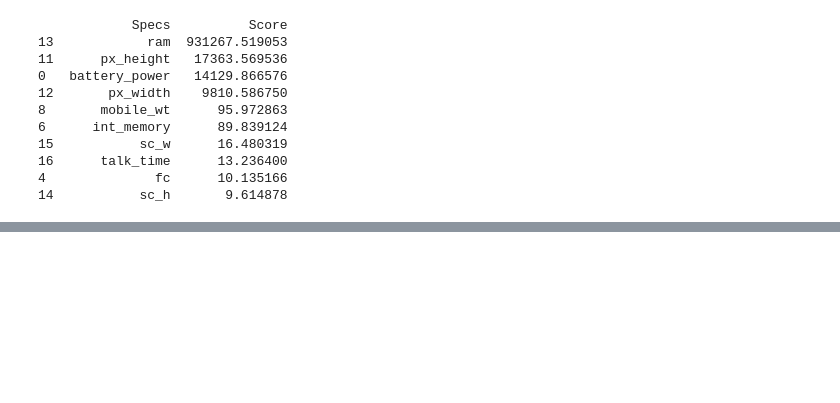
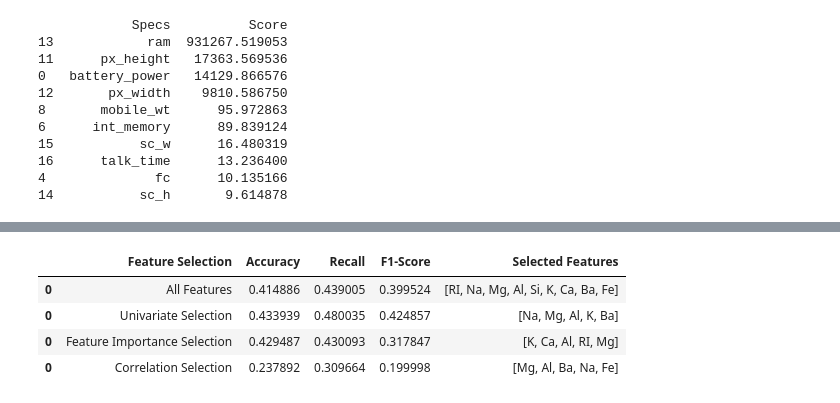
Before and after one commit to yukiroow/data-mining-acts, a Jupyter notebook: mid_act1.ipynb, the cells around one changed output, grey strips where cells are left out. Saved outputs shown, nothing was run; the diff lists cells and outputs as text; code cells hidden in the pictures; blank space fills up the shorter version.

```diff
--- a/mid_act1.ipynb
+++ b/mid_act1.ipynb
@@ -74,0 +130,5 @@ g=sns.heatmap(data[top_corr_features].corr(),annot=True,cmap="RdYlGn")
+# %%
+# Drop idno column
+glass_processed = glass.drop(columns=['idno'])
+
+feature_names = glass_processed.drop(labels=['type'], axis=1).columns.tolist()
@@ -74,0 +208,36 @@ g=sns.heatmap(data[top_corr_features].corr(),annot=True,cmap="RdYlGn")
+# %%
+# Feature Importance Model
+class ImportanceSelector:
+    def __init__(self, n_features=5):
+        self.n_features = n_features
+        self.selected_indices_ = None
+
+    def fit(self, X, y):
+        rf = ExtraTreesClassifier(random_state=10)
+        rf.fit(X, y)
+        self.selected_indices_ = np.argsort(rf.feature_importances_)[-self.n_features:]
+        return self
+
+    def transform(self, X):
+        return X[:, self.selected_indices_]
+
+
+model = ImbPipeline([
+    ('scaler', StandardScaler()),
+    ('selector', ImportanceSelector(n_features=5)),
+    ('model', GaussianNB())
+])
+scores = cross_validate(
+    model, X, y, cv=8, scoring=('accuracy', 'recall_macro', 'f1_macro')
+)
+model.fit(X, y)
+selector = model.named_steps['selector']
+selected_impor = np.array(feature_names)[selector.selected_indices_].tolist()
+temp_result = pd.DataFrame({'Feature Selection': ['Feature Importance Selection'],
+                            'Accuracy': [np.mean(scores['test_accuracy'])],
+                            'Recall': [np.mean(scores['test_recall_macro'])],
+                            'F1-Score': [np.mean(scores['test_f1_macro'])],
+                            'Selected Features': [selected_impor]
+                            })
+results = pd.concat([results, temp_result])
+temp_result
@@ -74,0 +295,9 @@ g=sns.heatmap(data[top_corr_features].corr(),annot=True,cmap="RdYlGn")
+# %%
+# Final Results
+results
+# %% [output]
+|  | Feature Selection | Accuracy | Recall | F1-Score | Selected Features |
+| 0 | All Features | 0.414886 | 0.439005 | 0.399524 | [RI, Na, Mg, Al, Si, K, Ca, Ba, Fe] |
+| 0 | Univariate Selection | 0.433939 | 0.480035 | 0.424857 | [Na, Mg, Al, K, Ba] |
+| 0 | Feature Importance Selection | 0.429487 | 0.430093 | 0.317847 | [K, Ca, Al, RI, Mg] |
+| 0 | Correlation Selection | 0.237892 | 0.309664 | 0.199998 | [Mg, Al, Ba, Na, Fe] |
```
Also changed, not shown: parts of 15 cells of this notebook, 1 other file.
